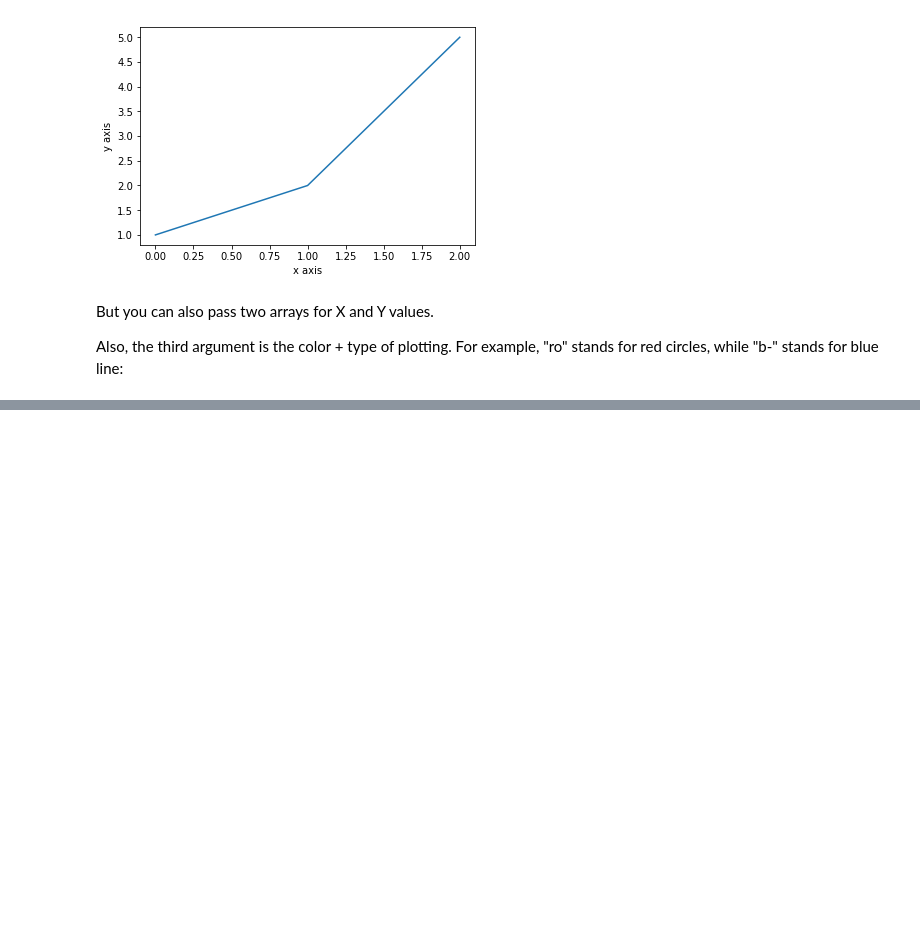
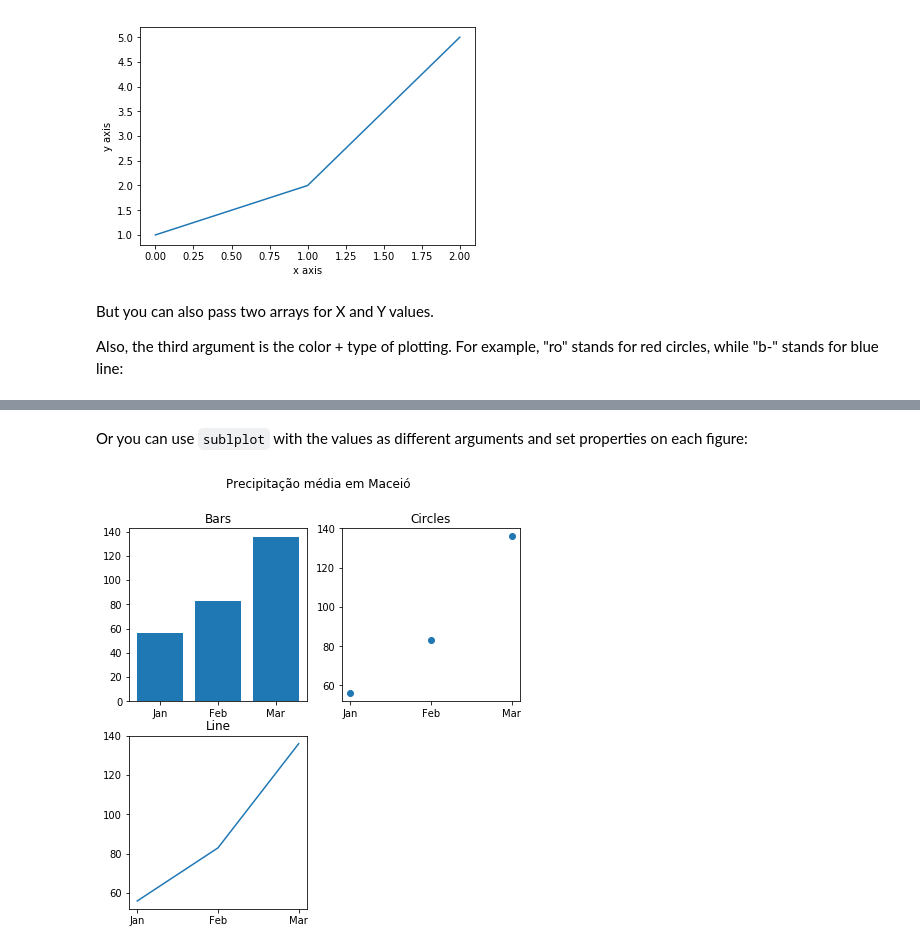
Before and after one commit to dielsonsales/Machine-Learning-Playground, a Jupyter notebook: MatplotLib.ipynb, the cells around one changed output, grey strips where cells are left out. Drawn from its saved outputs; the diff is of its cells as text; code cells hidden in the pictures; blank space fills up the shorter version.

```diff
--- a/MatplotLib.ipynb
+++ b/MatplotLib.ipynb
@@ -65,0 +101,29 @@ plt.show()
+# %% [markdown]
+Or you can use `sublplot` with the values as different arguments and set properties on each figure:
+# %%
+import matplotlib.pyplot as plt
+
+names = ['Jan', 'Feb', 'Mar']
+values = [56, 83, 136]
+
+plt.figure(1, figsize=(7, 7))
+
+# Position 1 of a larger plot with 2 row and 2 columns
+fig1 = plt.subplot(2, 2, 1)
+fig1.set_title("Bars")
+plt.bar(names, values)
+
+# Position 2 of a larger plot with 2 row and 2 columns
+fig2 = plt.subplot(2, 2, 2)
+fig2.set_title("Circles")
+plt.scatter(names, values)
+
+# Position 3 of a larger plot with 2 row and 2 columns
+fig3 = plt.subplot(2, 2, 3)
+fig3.set_title("Line")
+plt.plot(names, values)
+
+plt.suptitle('Precipitação média em Maceió')
+plt.show()
+# %% [output]
+[figure, added]
```
Also changed, not shown: parts of 10 cells of this notebook.
